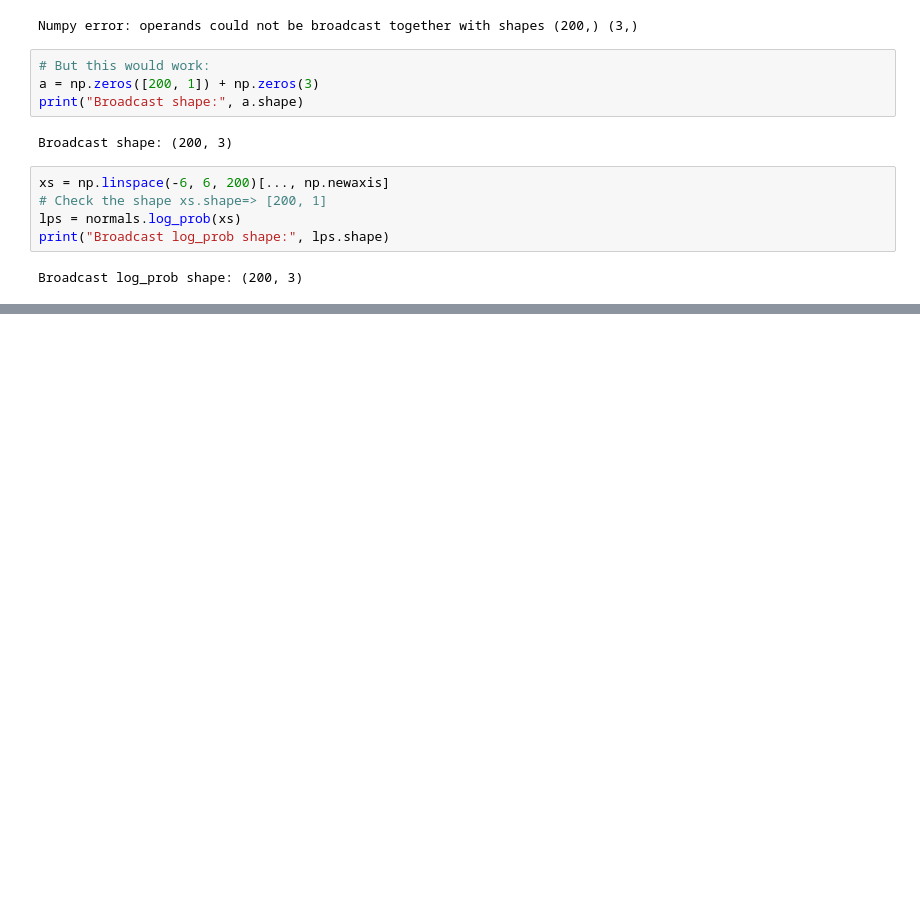
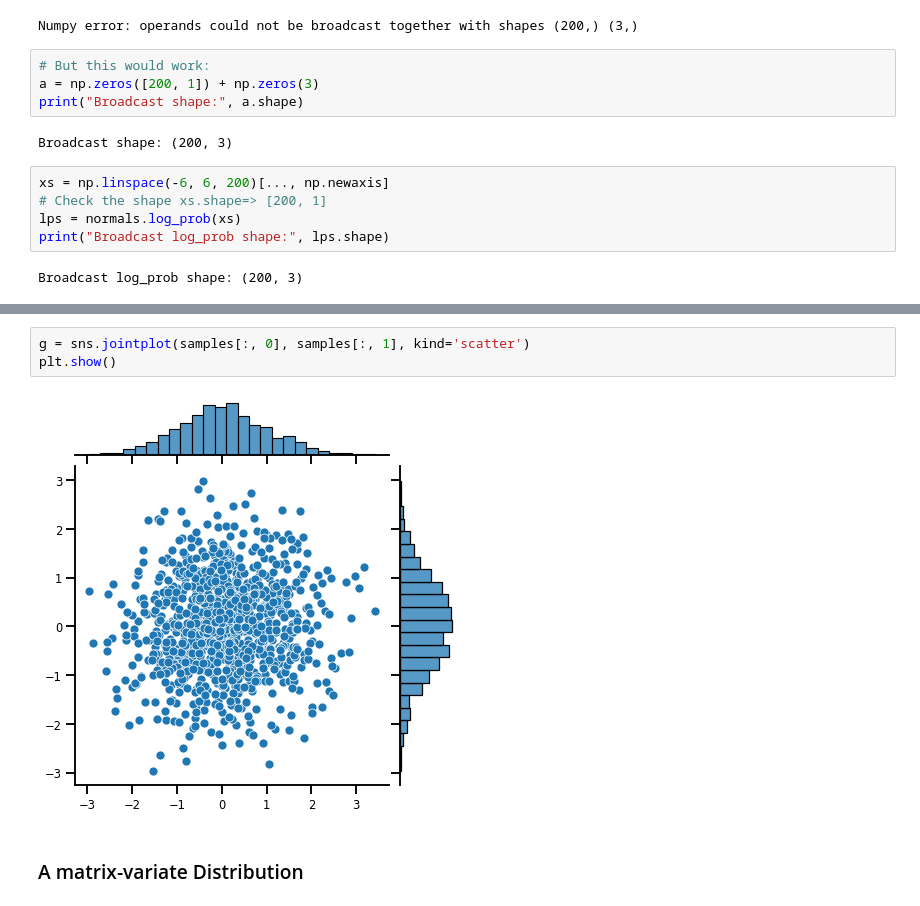
Before and after one commit to ghPRao/tensorflow_probability, a Jupyter notebook: notebooks/tensor_probability.ipynb, the cells around one changed output, grey strips where cells are left out. Cells and saved outputs as stored; diff of their text form; blank space fills up the shorter version.

```diff
--- a/notebooks/tensor_probability.ipynb
+++ b/notebooks/tensor_probability.ipynb
@@ -214,0 +238,7 @@ Broadcast log_prob shape: (200, 3)
+# %%
+g = sns.jointplot(samples[:, 0], samples[:, 1], kind='scatter')
+plt.show()
+# %% [output]
+[figure, added]
+# %% [markdown]
+### A matrix-variate Distribution
```
Also changed, not shown: parts of 28 cells of this notebook.
